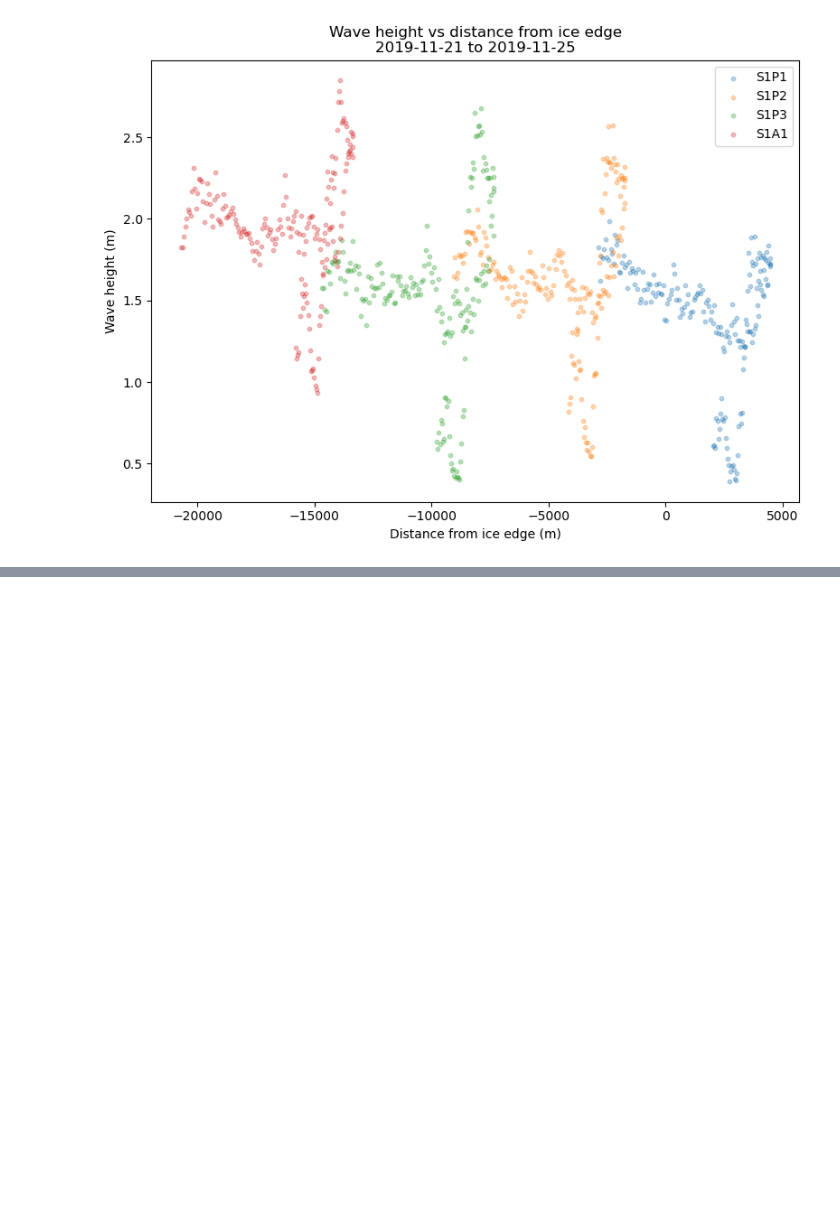
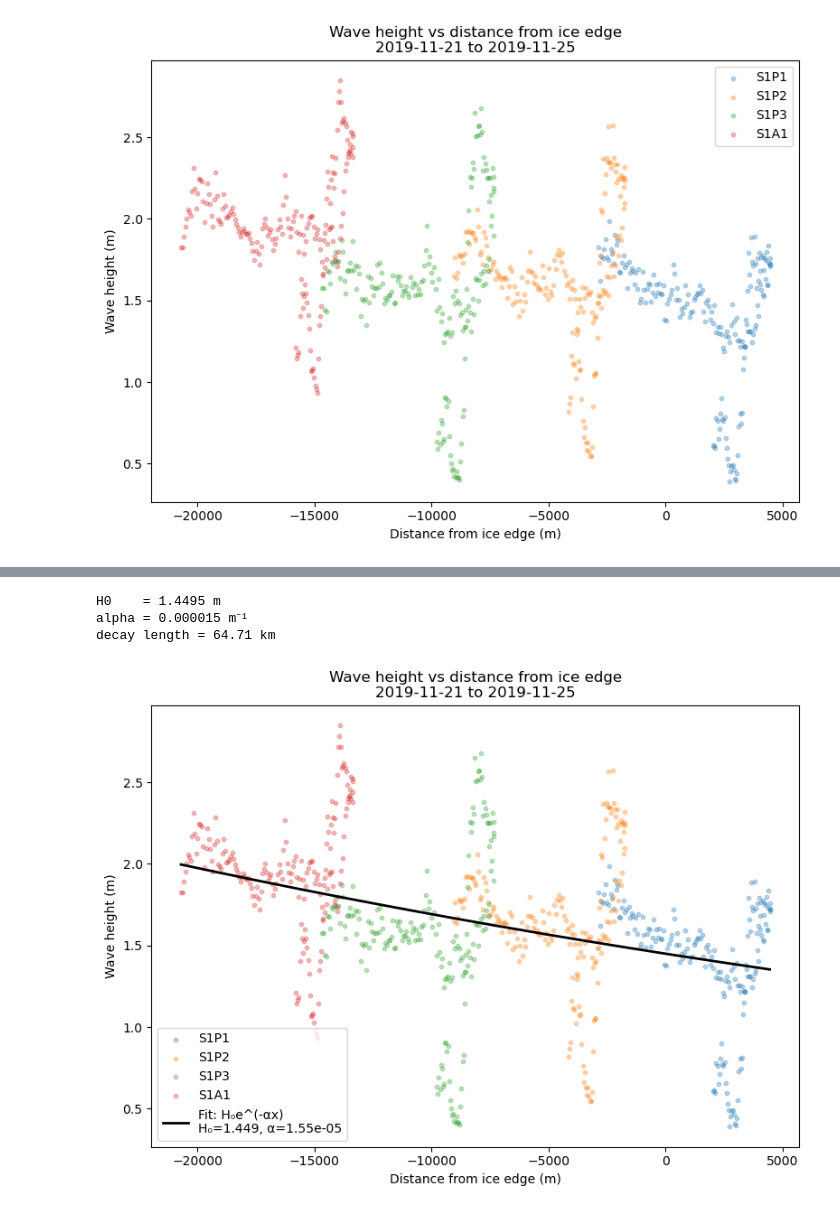
Before and after one commit to UW-GDA/Society_of_Bouy_Cowboys, a Jupyter notebook: Calculations /Figures_Analysis.ipynb, the cells around one changed output, grey strips where cells are left out. Cells and saved outputs as stored; diff of their text form; code cells hidden in the pictures; blank space fills up the shorter version.

```diff
--- a/Calculations /Figures_Analysis.ipynb
+++ b/Calculations /Figures_Analysis.ipynb
@@ -171,31 +124,24 @@ plt.tight_layout();
 # %% [output]
 [figure]
 # %%
-#Want an adjustable time scale to see which section is going to give the best results
+# Adjustable time scale to zoom in on most clearly descriptive section
 TIME_START = "2019-11-21"
 TIME_END   = "2019-11-25"
-
 ds_slice = final_ds.sel(time=slice(TIME_START, TIME_END))
 
+# Plot of significant wave height vs distance from ice edge
 fig, ax = plt.subplots(figsize=(8, 6))
 
+# Creates seperated point clouds - 1 for each mooring site
 for source in ds_slice.source.values:
     wave = ds_slice["wave_height_m"].sel(source=source).values
     dist = ds_slice["dist_from_ice"].sel(source=source).values
-
-    ax.scatter(
-        dist,
-        wave,
-        label = source,
-        alpha = 0.3,
-        s     = 10,
-    )
+    ax.scatter(dist, wave, label = source, alpha = 0.3, s = 10)
 
 ax.set_xlabel("Distance from ice edge (m)")
 ax.set_ylabel("Wave height (m)")
 ax.set_title(f"Wave height vs distance from ice edge\n{TIME_START} to {TIME_END}")
 ax.legend()
-plt.tight_layout()
-plt.show()
+plt.tight_layout();
 # %% [output]
 [figure]
@@ -261,11 +148,13 @@ NameError: name 'curve_fit' is not defined
 # %%
-#Keep Adjustable Time Scale
+from scipy.optimize import curve_fit
+
+# Adjustable Time Scale
 TIME_START = "2019-11-21"
-TIME_END   = "2019-11-22"
+TIME_END   = "2019-11-25"
 
 ds_slice = final_ds.sel(time=slice(TIME_START, TIME_END))
 
-#Seperate wave and distance data
+# Seperates wave and distance data
 all_dist = []
 all_wave = []
 
@@ -273,7 +162,7 @@ for source in ds_slice.source.values:
     wave = ds_slice["wave_height_m"].sel(source=source).values
     dist = ds_slice["dist_from_ice"].sel(source=source).values
 
-    # Remove NaNs
+    # Removes NaNs
     mask = np.isfinite(wave) & np.isfinite(dist)
     all_dist.extend(dist[mask])
     all_wave.extend(wave[mask])
@@ -281,37 +170,42 @@ for source in ds_slice.source.values:
 all_dist = np.array(all_dist)
 all_wave = np.array(all_wave)
 
-#Create line of best fit
+# Creates line of best fit using wave attenuation formula
 def exponential_decay(x, H0, alpha):
     return H0 * np.exp(-alpha * x)
 
 popt, pcov = curve_fit( exponential_decay, all_dist, all_wave,
     p0     = [all_wave.max(), 1e-7],   # initial guess
                       )
 
 H0, alpha = popt
 print(f"H0    = {H0:.4f} m")
 print(f"alpha = {alpha:.6f} m⁻¹")
 print(f"decay length = {1/alpha/1000:.2f} km")
 
-#Create Plot
+# Creates plot
 fig, ax = plt.subplots(figsize=(8, 6))
 
 for source in ds_slice.source.values:
     wave = ds_slice["wave_height_m"].sel(source=source).values
     dist = ds_slice["dist_from_ice"].sel(source=source).values
     mask = np.isfinite(wave) & np.isfinite(dist)
     ax.scatter(dist[mask], wave[mask], label=source, alpha=0.3, s=10)
 
-# Fit line
+# Fits calculated line
 x_fit = np.linspace(all_dist.min(), all_dist.max(), 300)
 y_fit = exponential_decay(x_fit, H0, alpha)
 ax.plot(x_fit, y_fit, color="black", linewidth=2,
         label=f"Fit: H₀e^(-αx)\nH₀={H0:.3f}, α={alpha:.2e}")
 
 ax.set_xlabel("Distance from ice edge (m)")
 ax.set_ylabel("Wave height (m)")
 ax.set_title(f"Wave height vs distance from ice edge\n{TIME_START} to {TIME_END}")
 ax.legend()
 plt.tight_layout()
 plt.show()
+# %% [output]
+H0    = 1.4495 m
+alpha = 0.000015 m⁻¹
+decay length = 64.71 km
+[figure, added]
```
Also changed, not shown: parts of 8 cells of this notebook, 1 other file.
